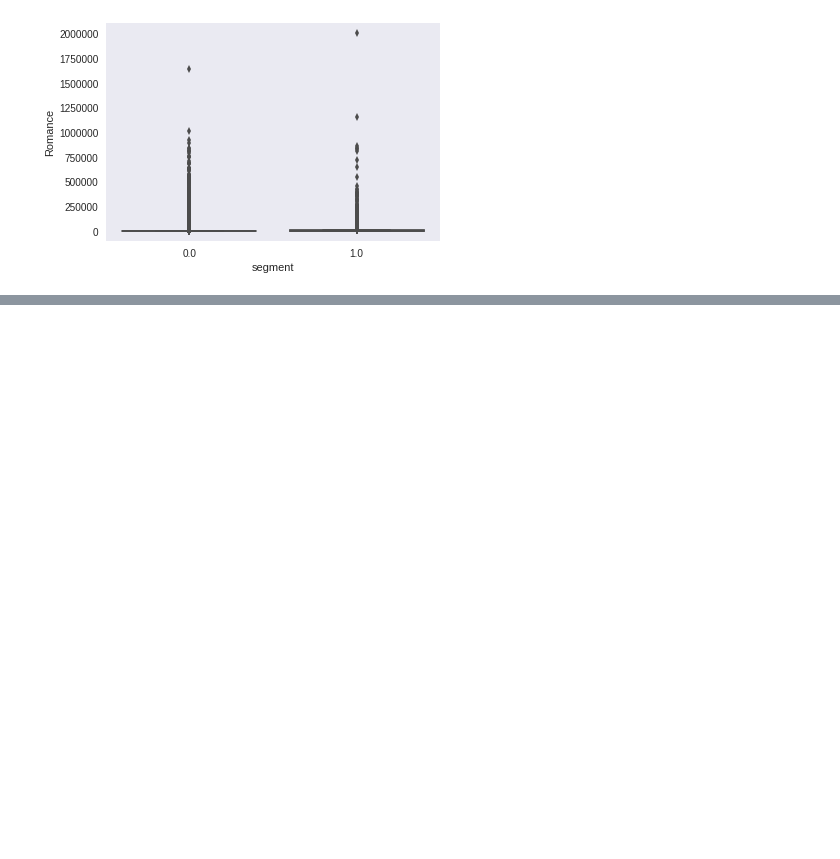
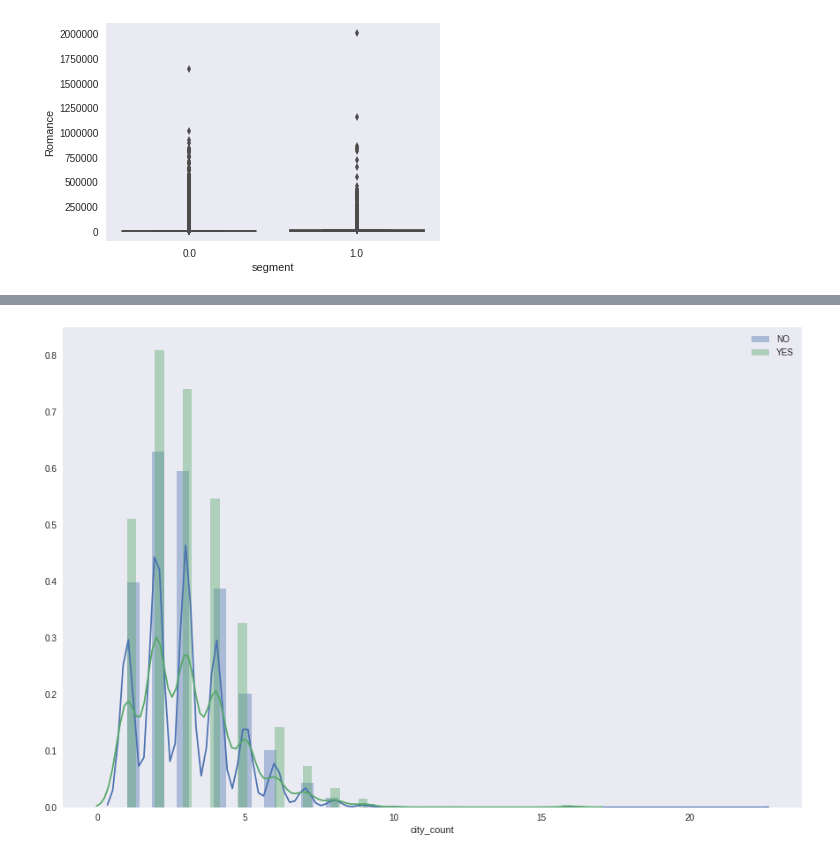
Before and after one commit to numb3r33/India_Hacks_2017, a Jupyter notebook: notebooks/Experiment4-(EDAHotstar).ipynb, the cells around one changed output, grey strips where cells are left out. Saved outputs shown, nothing was run; the diff lists cells and outputs as text; code cells hidden in the pictures; blank space fills up the shorter version.

```diff
--- a/notebooks/Experiment4-(EDAHotstar).ipynb
+++ b/notebooks/Experiment4-(EDAHotstar).ipynb
@@ -413,0 +451,29 @@ sns.boxplot(x=genres_train.segment, y=genres_train.);
+# %%
+def get_count_by_cities(train):
+    city_count_map = defaultdict(list)
+
+    for i in tqdm_notebook(range(len(train))):
+        cities  = train.iloc[i]['cities']
+        segment = train.iloc[i]['segment']
+
+        elem    = cities.split(',')
+
+        for e in elem:
+            city, watch_time = e.split(':')
+            city_count = len(elem)
+
+            city_count_map[city].append([city_count, segment])
+
+    return city_count_map
+# %%
+city_count_map = get_count_by_cities(data.loc[train_mask, ['cities', 'segment']])
+# %%
+plt.figure(figsize=(15, 10))
+ss = pd.DataFrame(city_count_map['chennai'],
+             columns=['city_count', 'segment'])
+
+sns.distplot(ss.loc[ss.segment == 0, 'city_count'], label='NO')
+sns.distplot(ss.loc[ss.segment == 1, 'city_count'], label='YES')
+plt.legend(loc='best');
+# %% [output]
+[figure, added]
```
Also changed, not shown: parts of 31 cells of this notebook, 5 other files.
